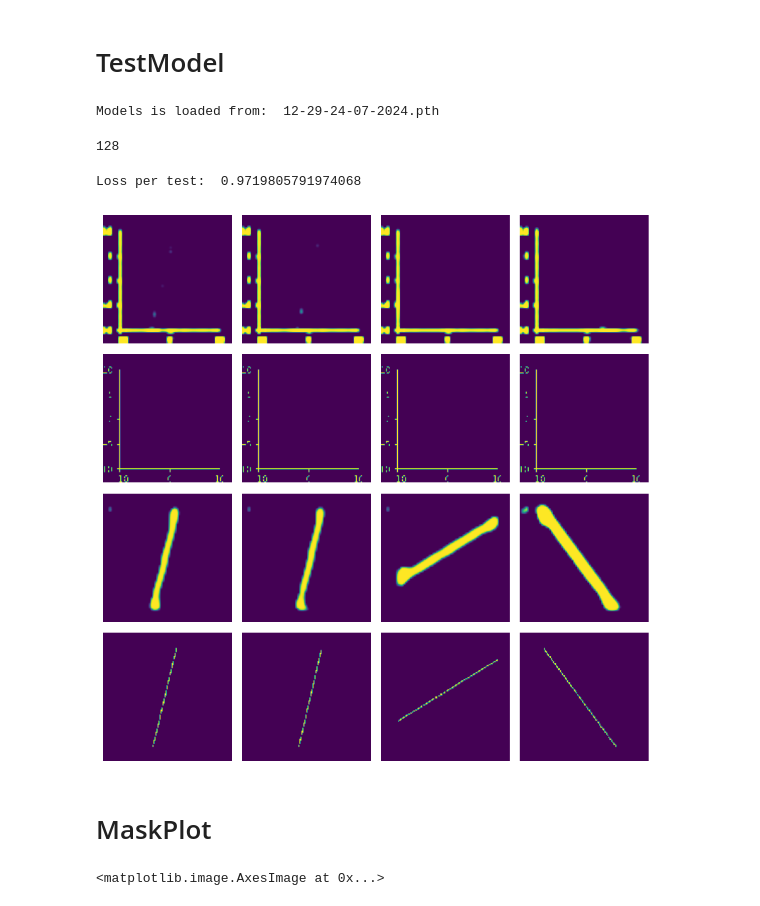
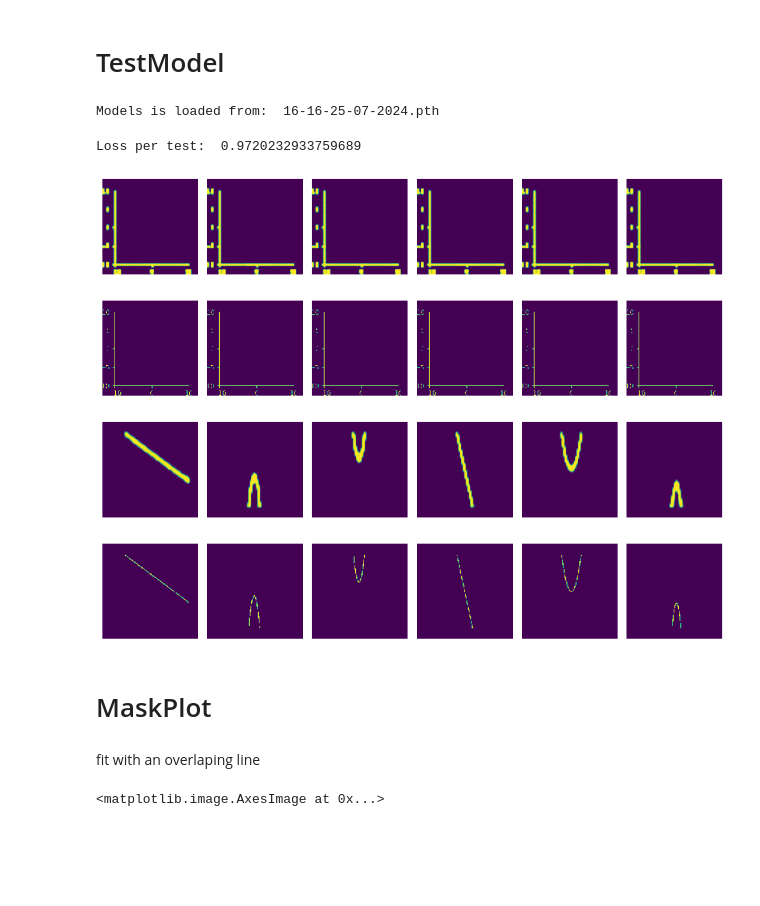
Before and after one commit to khachaturyan-1991/PlotExtract, a Jupyter notebook: WorkingBeast.ipynb, the cells around one changed output. Saved outputs shown, nothing was run; the diff lists cells and outputs as text; code cells hidden in the pictures; blank space fills up the shorter version.

```diff
--- a/WorkingBeast.ipynb
+++ b/WorkingBeast.ipynb
@@ -414,50 +449,13 @@ from torch.utils.data import Dataset, DataLoader
 # %%
 model = UNet()
-model = load_model(model, "12-29-24-07-2024.pth")
+model = load_model(model, "16-16-25-07-2024.pth")
 # %% [output]
-Models is loaded from:  12-29-24-07-2024.pth
+Models is loaded from:  16-16-25-07-2024.pth
-# %%
-def test_step(loss_fn,
-              dataloader):
-    model.eval()
-    step_loss = 0
-    n = 0
-    for X, masks in dataloader:
-        X = X.type(torch.float32)
-        masks = masks.type(torch.float32)
-        X = X
-        masks = masks
-        pred = model(X)
-        loss = loss_fn(pred, masks)
-        step_loss += loss.item()
-        n += 1
-    print("Loss per test: ", step_loss / n)
-    pred = pred.cpu()
-    masks = masks.cpu()
-    masks = masks.numpy()
-    pred = torch.squeeze(pred, dim=-1)
-    pred = pred.detach().numpy()
-    _, axes = plt.subplots(4, 4, figsize=(8, 8))
-    axes = axes.ravel()
-    for i in range(4):
-        axes[i].imshow(pred[i][0])
-        axes[i].axis("off")
-        axes[i + 4].imshow(masks[i][0, :, :])
-        axes[i + 4].axis("off")
-        axes[i + 8].imshow(pred[i][1])
-        axes[i + 8].axis("off")
-        axes[i + 12].imshow(masks[i][1, :, :])
-        axes[i + 12].axis("off")
-    plt.tight_layout()
-    plt.savefig("test_res.png")
 # %%
-test_dataloader = create_dataloader(mode="test", num_samples=128, batch_size=16, shuffle=False, img_size=128)
+test_dataloader = create_dataloader(mode="test", num_samples=128, batch_size=32, shuffle=False, img_size=128)
+test_step(DiceLoss(), test_dataloader)
 # %% [output]
-128
+Loss per test:  0.9720232933759689
+[figure, added]
-# %%
-test_step(DiceLoss(), test_dataloader)
-# %% [output]
-Loss per test:  0.9719805791974068
-[figure, removed]
 # %% [markdown]
 # MaskPlot
@@ -466,3 +462,5 @@ import cv2
+# %% [markdown]
+fit with an overlaping line
 # %%
 img, mask = next(iter(test_dataloader))
 pred = model(img).detach().numpy()
```
Also changed, not shown: parts of 25 cells of this notebook, 4 other files.
